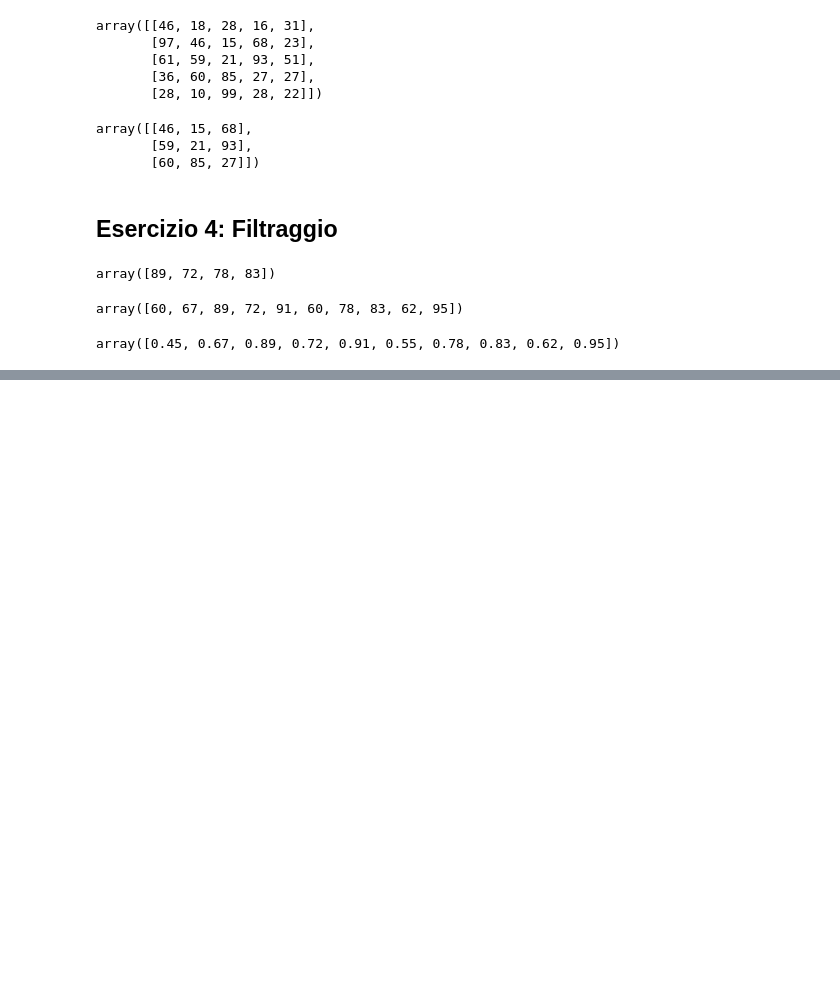
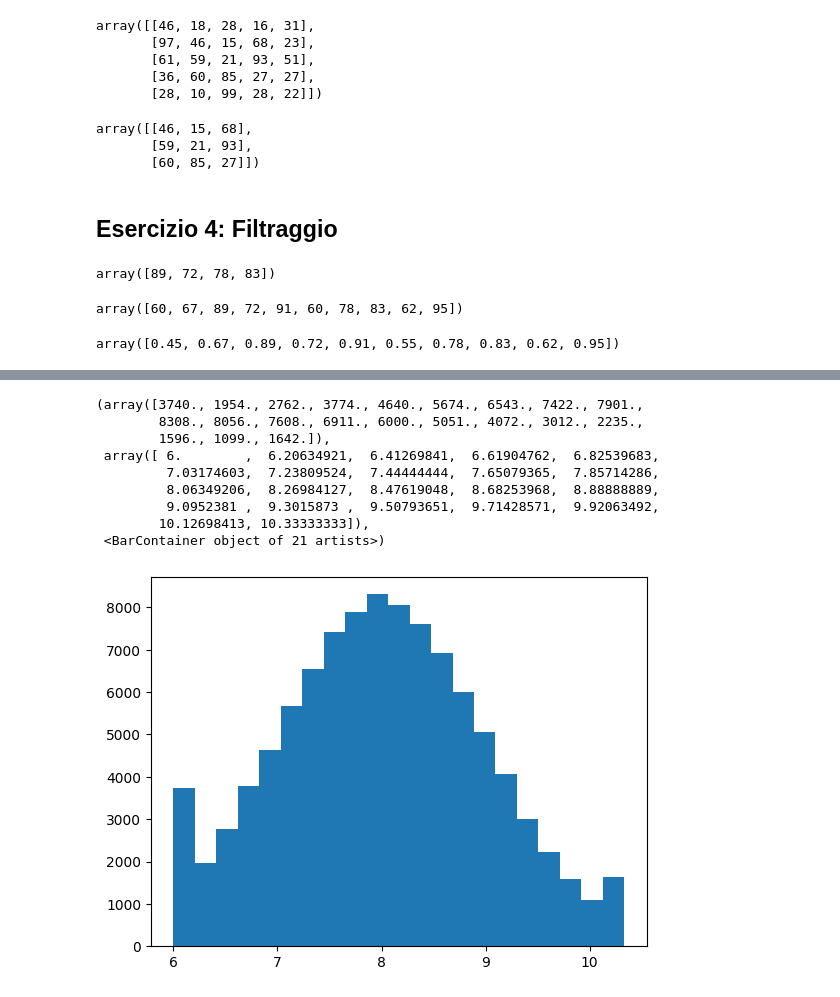
Before and after one commit to CorsiPython/codice_corso_python, a Jupyter notebook: numpy.ipynb, the cells around one changed output, grey strips where cells are left out. Drawn from its saved outputs; the diff is of its cells as text; code cells hidden in the pictures; blank space fills up the shorter version.

```diff
--- a/numpy.ipynb
+++ b/numpy.ipynb
@@ -150,0 +374,13 @@ array([0.45, 0.67, 0.89, 0.72, 0.91, 0.55, 0.78, 0.83, 0.62, 0.95])
+# %%
+plt.hist(voti * 10 / 30, bins=21)
+# %% [output]
+(array([3740., 1954., 2762., 3774., 4640., 5674., 6543., 7422., 7901.,
+        8308., 8056., 7608., 6911., 6000., 5051., 4072., 3012., 2235.,
+        1596., 1099., 1642.]),
+ array([ 6.        ,  6.20634921,  6.41269841,  6.61904762,  6.82539683,
+         7.03174603,  7.23809524,  7.44444444,  7.65079365,  7.85714286,
+         8.06349206,  8.26984127,  8.47619048,  8.68253968,  8.88888889,
+         9.0952381 ,  9.3015873 ,  9.50793651,  9.71428571,  9.92063492,
+        10.12698413, 10.33333333]),
+ <BarContainer object of 21 artists>)
+[figure, added]
```
Also changed, not shown: parts of 74 cells of this notebook, 1 other file.
